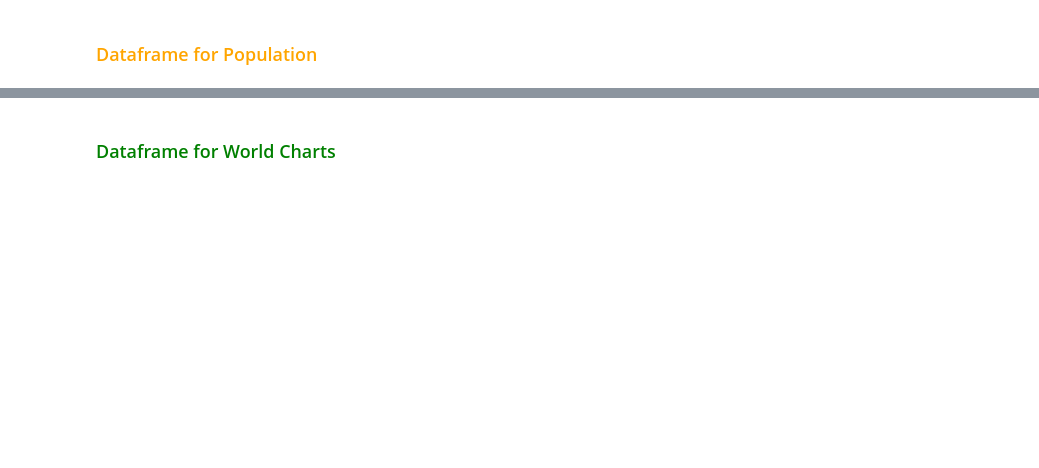
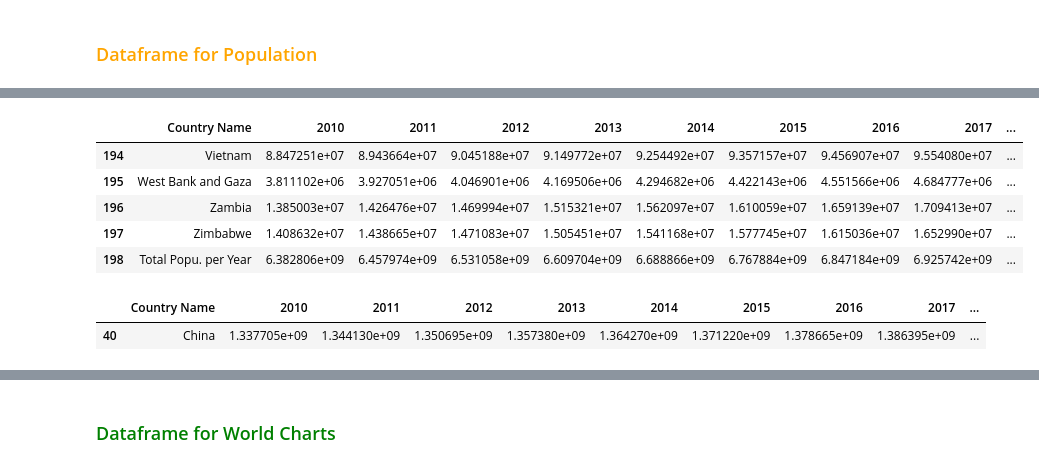
Before and after one commit to JosefinaAureaAmaro/00_Project_Python_DataAnalysis, a Jupyter notebook: Summarized_Dataframe_Analysis.ipynb, the cells around one changed output, grey strips where cells are left out. Cells and saved outputs as stored; diff of their text form; code cells hidden in the pictures; blank space fills up the shorter version.

```diff
--- a/Summarized_Dataframe_Analysis.ipynb
+++ b/Summarized_Dataframe_Analysis.ipynb
@@ -509,3 +516,7 @@ pop_total_df.head()
 | 76296 | Afghanistan | Population, total | 28803167.0 | 29708599.0 | 30696958.0 | 31731688.0 | 32758020.0 | 33736494.0 | 34656032.0 | 35530081.0 |
 | 77895 | Albania | Population, total | 2913021.0 | 2905195.0 | 2900401.0 | 2895092.0 | 2889104.0 | 2880703.0 | 2876101.0 | 2873457.0 |
 | 79494 | Algeria | Population, total | 36117637.0 | 36819558.0 | 37565847.0 | 38338562.0 | 39113313.0 | 39871528.0 | 40606052.0 | 41318142.0 |
+# %%
+#to drop unnessary columns
+population_df = pop_total_df.drop('Indicator Name', axis=1)
+population_df = population_df.set_index('Country Name').reset_index()
@@ -511,0 +530,5 @@ pop_total_df.head()
+# %%
+#to create a subtotals row for annual Population total
+population_df_per_year = population_df.iloc[:,1:].sum(axis = 0)
+population_subtotals_per_year = list(population_df_per_year.values)
+population_subtotals_per_year
@@ -511,0 +544,15 @@ pop_total_df.head()
+# %%
+#make subtotal list into dataframe,using in a row format
+Population_subtotals = pd.DataFrame({'Total Popu. per Year':population_subtotals_per_year}).T
+#to rename index to fit 'GDP_per_growth_df'
+Population_subtotals.index.name = 'Country Name'
+Population_subtotals = Population_subtotals.rename(columns = {0: '2010',
+                                                              1:"2011",
+                                                              2:'2012',
+                                                              3:'2013',
+                                                              4:'2014',
+                                                              5:'2015',
+                                                              6:'2016',
+                                                              7:'2017'
+                                                              }).reset_index()
+Population_subtotals
@@ -511,0 +562,4 @@ pop_total_df.head()
+# %%
+#to create a Total Population subtotal row for per year
+Population_subtotals_df = pd.concat([population_df,Population_subtotals],axis=0, join='outer', ignore_index=True)
+Population_subtotals_df.tail()
@@ -511,0 +573,17 @@ pop_total_df.head()
+# %%
+#to create a total column
+Population_subtotals_df['Total Population'] = Population_subtotals_df.iloc[:,1:].sum(axis = 1)
+Population_subtotals_df.tail()
+# %% [output]
+|  | Country Name | 2010 | 2011 | 2012 | 2013 | 2014 | 2015 | 2016 | 2017 | ... |
+| 194 | Vietnam | 8.847251e+07 | 8.943664e+07 | 9.045188e+07 | 9.149772e+07 | 9.254492e+07 | 9.357157e+07 | 9.456907e+07 | 9.554080e+07 | ... |
+| 195 | West Bank and Gaza | 3.811102e+06 | 3.927051e+06 | 4.046901e+06 | 4.169506e+06 | 4.294682e+06 | 4.422143e+06 | 4.551566e+06 | 4.684777e+06 | ... |
+| 196 | Zambia | 1.385003e+07 | 1.426476e+07 | 1.469994e+07 | 1.515321e+07 | 1.562097e+07 | 1.610059e+07 | 1.659139e+07 | 1.709413e+07 | ... |
+| 197 | Zimbabwe | 1.408632e+07 | 1.438665e+07 | 1.471083e+07 | 1.505451e+07 | 1.541168e+07 | 1.577745e+07 | 1.615036e+07 | 1.652990e+07 | ... |
+| 198 | Total Popu. per Year | 6.382806e+09 | 6.457974e+09 | 6.531058e+09 | 6.609704e+09 | 6.688866e+09 | 6.767884e+09 | 6.847184e+09 | 6.925742e+09 | ... |
+# %%
+# to calculate % of population distribution
+Population_subtotals_df['Total Population %'] = ((Population_subtotals_df.iloc[:,9]/Population_subtotals_df.iloc[-1,9]) * 100).round(2)
+# %% [output]
+|  | Country Name | 2010 | 2011 | 2012 | 2013 | 2014 | 2015 | 2016 | 2017 | ... |
+| 40 | China | 1.337705e+09 | 1.344130e+09 | 1.350695e+09 | 1.357380e+09 | 1.364270e+09 | 1.371220e+09 | 1.378665e+09 | 1.386395e+09 | ... |
```
Also changed, not shown: parts of 27 cells of this notebook.
